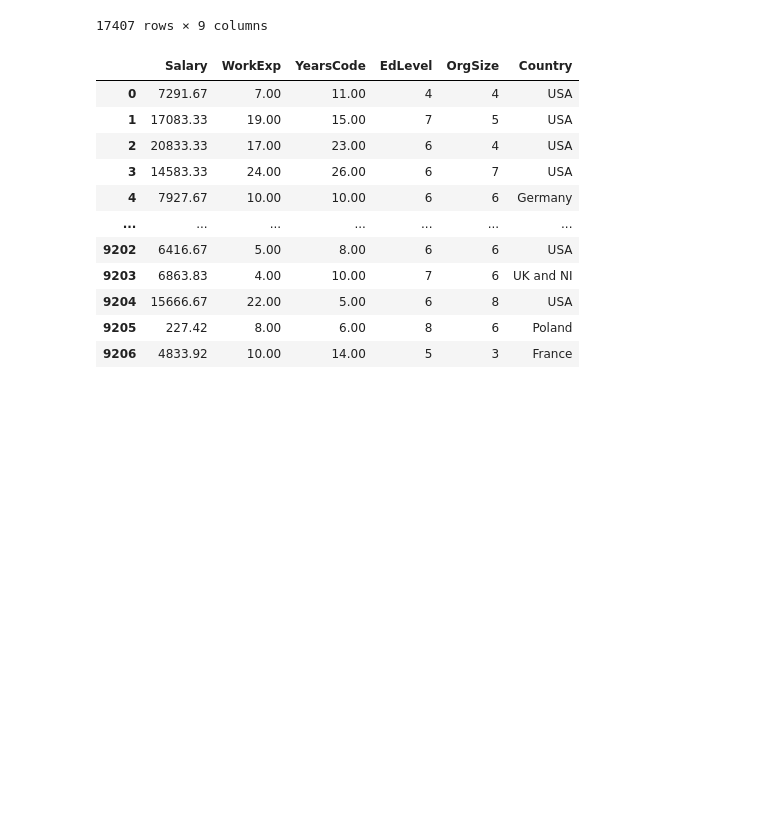
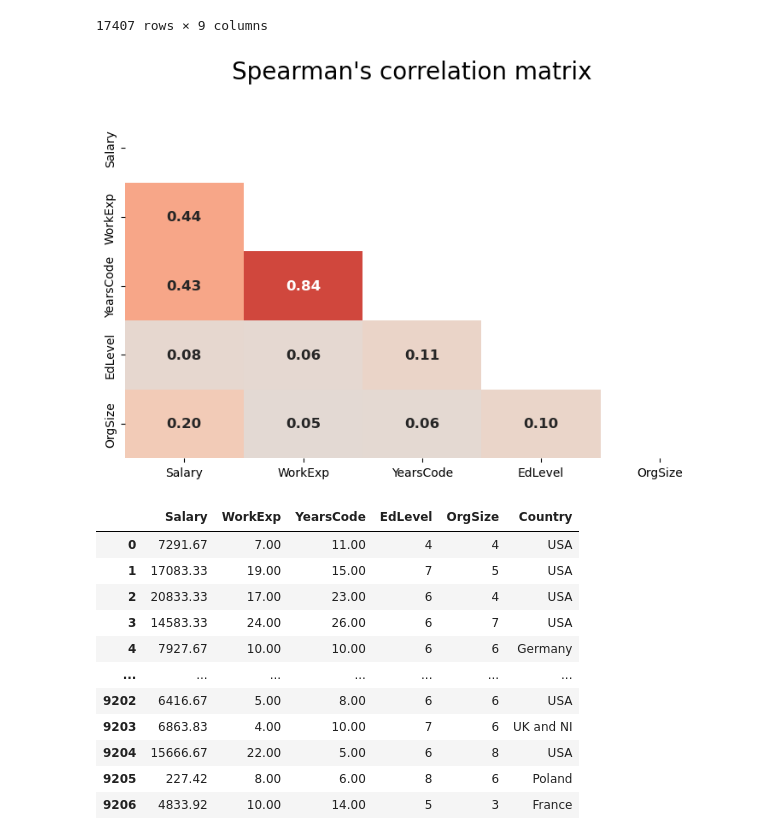
Before and after one commit to kpopiolek/it-market-analysis-2025, a Jupyter notebook: IT_job_market_analysis.ipynb, the cells around one changed output. Drawn from its saved outputs; the diff is of its cells as text; code cells hidden in the pictures; blank space fills up the shorter version.

```diff
--- a/IT_job_market_analysis.ipynb
+++ b/IT_job_market_analysis.ipynb
@@ -451,3 +453,31 @@ df_stats
+# %%
+fig = plt.subplots(figsize=(7.5, 5))
+
+
+plt.suptitle("Spearman's correlation matrix", fontsize=20, y=1.01)
+
+rho = df_stats[corr_cols_global].corr(method='spearman')
+
+mask = np.triu(np.ones_like(rho, dtype=bool))
+
+sns.heatmap(rho,
+            annot=True,
+            fmt=".2f",
+            cmap='coolwarm',
+            vmin=-1,
+            vmax=1,
+            center=0,
+            mask=mask,
+            cbar=False,
+            annot_kws={
+                'size': 12,
+                'weight': 'bold'
+            })
+
+plt.tight_layout(h_pad=10.0)
+plt.show()
+# %% [output]
+[figure, added]
 # %%
 selected_countries = { 'Poland', 'USA', 'UK and NI', 'Germany', 'France', 'Spain', 'China', 'Japan' }
 corr_cols = [ 'Salary', 'WorkExp', 'YearsCode', 'EdLevel', 'OrgSize', 'Country' ]
```
Also changed, not shown: parts of 5 cells of this notebook.
